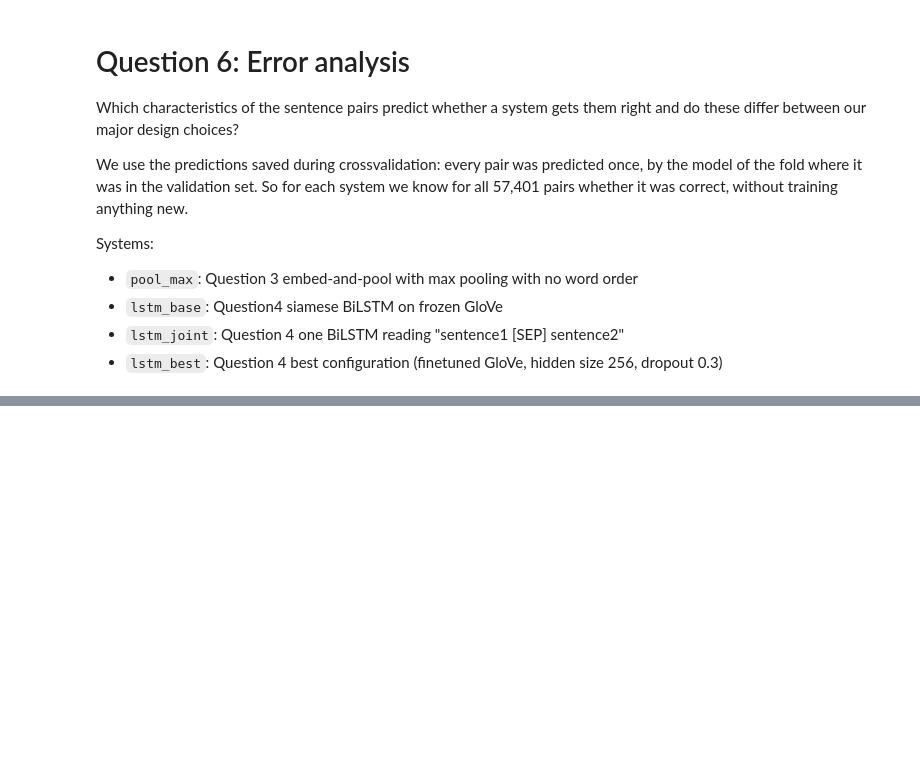
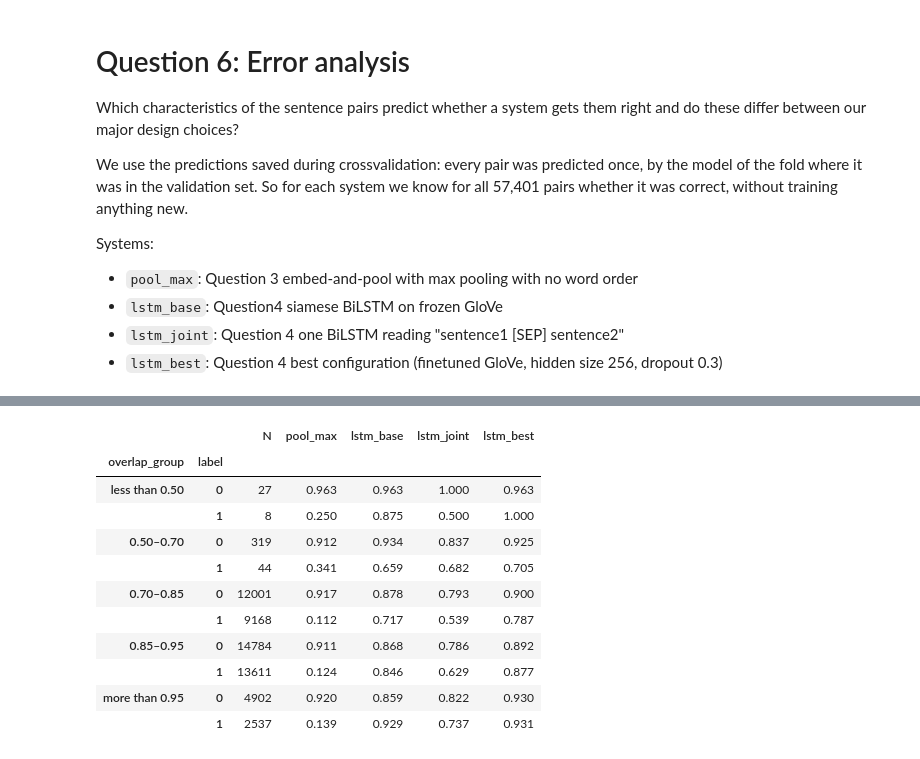
Before and after one commit to dries02/nlp1-student, a Jupyter notebook: project2/question6_analysis.ipynb, the cells around one changed output, grey strips where cells are left out. Saved outputs shown, nothing was run; the diff lists cells and outputs as text; code cells hidden in the pictures; blank space fills up the shorter version.

```diff
--- a/project2/question6_analysis.ipynb
+++ b/project2/question6_analysis.ipynb
@@ -67,0 +213,32 @@ Name: accuracy (%), dtype: float64
+# %%
+df["overlap_group"] = pd.cut(
+    df["lexical_overlap"],
+    bins=[-0.01, 0.5, 0.7, 0.85, 0.95, 1.01],
+    labels=["less than 0.50", "0.50–0.70", "0.70–0.85", "0.85–0.95", " more than 0.95"]
+)
+
+overlap_results = (
+    df.groupby(["overlap_group", "label"], observed=True)
+      .agg(
+          N=("label", "size"),
+          pool_max=("correct_pool_max", "mean"),
+          lstm_base=("correct_lstm_base", "mean"),
+          lstm_joint=("correct_lstm_joint", "mean"),
+          lstm_best=("correct_lstm_best", "mean")
+      )
+)
+
+display(overlap_results.round(3))
+# %% [output]
+|  |  | N | pool_max | lstm_base | lstm_joint | lstm_best |
+| overlap_group | label |  |  |  |  |  |
+| less than 0.50 | 0 | 27 | 0.963 | 0.963 | 1.000 | 0.963 |
+|  | 1 | 8 | 0.250 | 0.875 | 0.500 | 1.000 |
+| 0.50–0.70 | 0 | 319 | 0.912 | 0.934 | 0.837 | 0.925 |
+|  | 1 | 44 | 0.341 | 0.659 | 0.682 | 0.705 |
+| 0.70–0.85 | 0 | 12001 | 0.917 | 0.878 | 0.793 | 0.900 |
+|  | 1 | 9168 | 0.112 | 0.717 | 0.539 | 0.787 |
+| 0.85–0.95 | 0 | 14784 | 0.911 | 0.868 | 0.786 | 0.892 |
+|  | 1 | 13611 | 0.124 | 0.846 | 0.629 | 0.877 |
+| more than 0.95 | 0 | 4902 | 0.920 | 0.859 | 0.822 | 0.930 |
+|  | 1 | 2537 | 0.139 | 0.929 | 0.737 | 0.931 |
```
Also changed, not shown: parts of 17 cells of this notebook, 1 other file.
